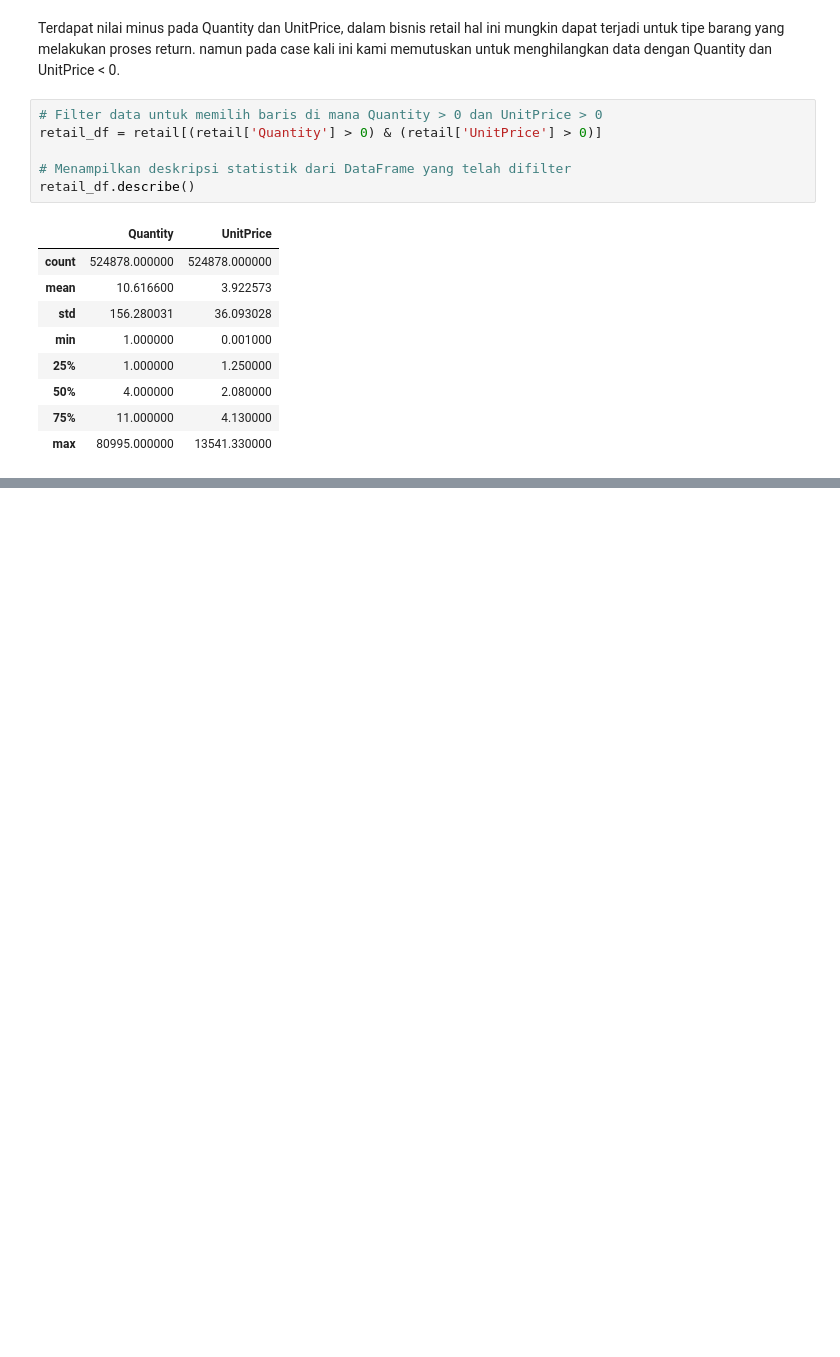
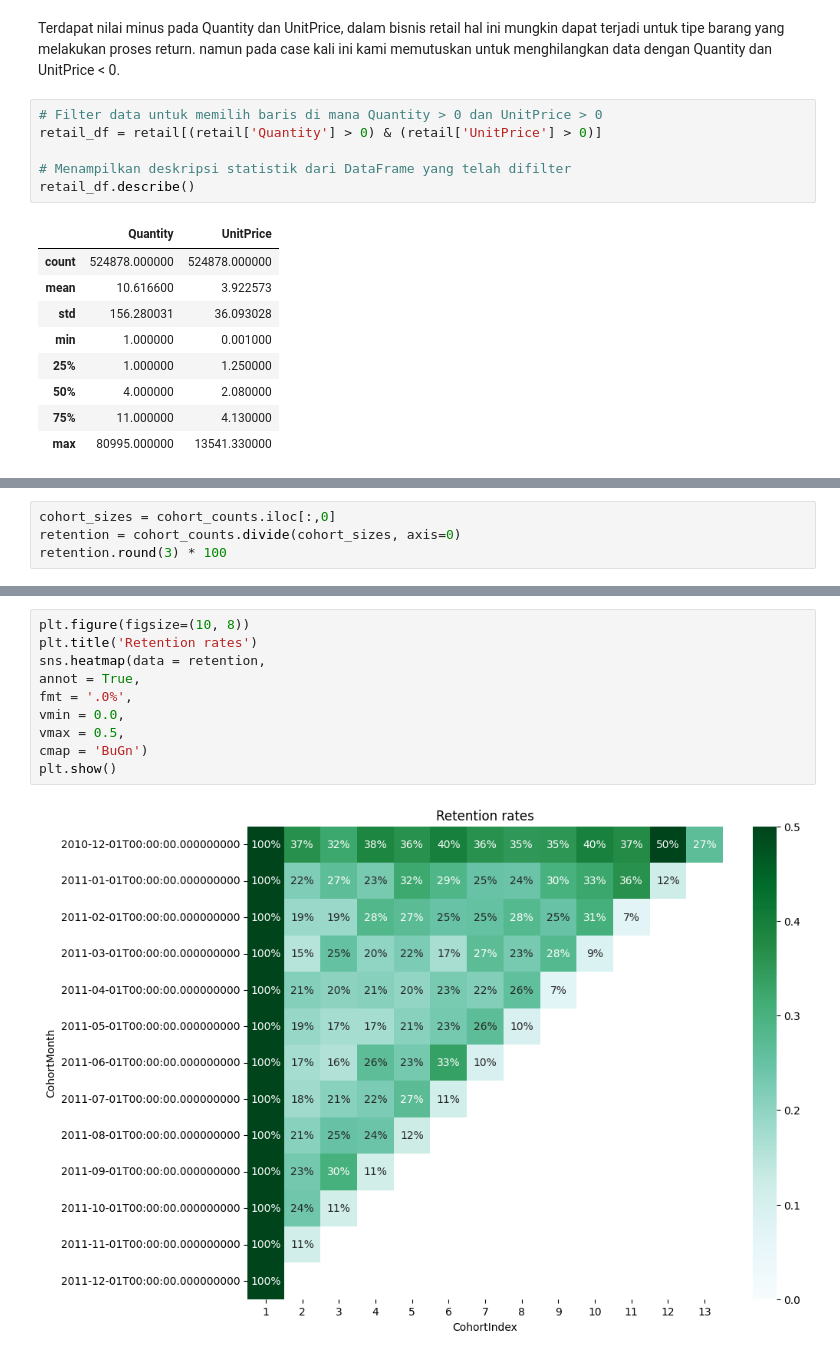
Before and after one commit to sandys-ss/cohort-analysis, a Jupyter notebook: cohort.ipynb, the cells around one changed output, grey strips where cells are left out. Saved outputs shown, nothing was run; the diff lists cells and outputs as text; blank space fills up the shorter version.

```diff
--- a/cohort.ipynb
+++ b/cohort.ipynb
@@ -444,0 +293,4 @@ plt.show()
+# %%
+cohort_sizes = cohort_counts.iloc[:,0]
+retention = cohort_counts.divide(cohort_sizes, axis=0)
+retention.round(3) * 100
@@ -444,0 +313,12 @@ plt.show()
+# %%
+plt.figure(figsize=(10, 8))
+plt.title('Retention rates')
+sns.heatmap(data = retention,
+annot = True,
+fmt = '.0%',
+vmin = 0.0,
+vmax = 0.5,
+cmap = 'BuGn')
+plt.show()
+# %% [output]
+[figure, added]
```
Also changed, not shown: parts of 23 cells of this notebook, 16 other files.
